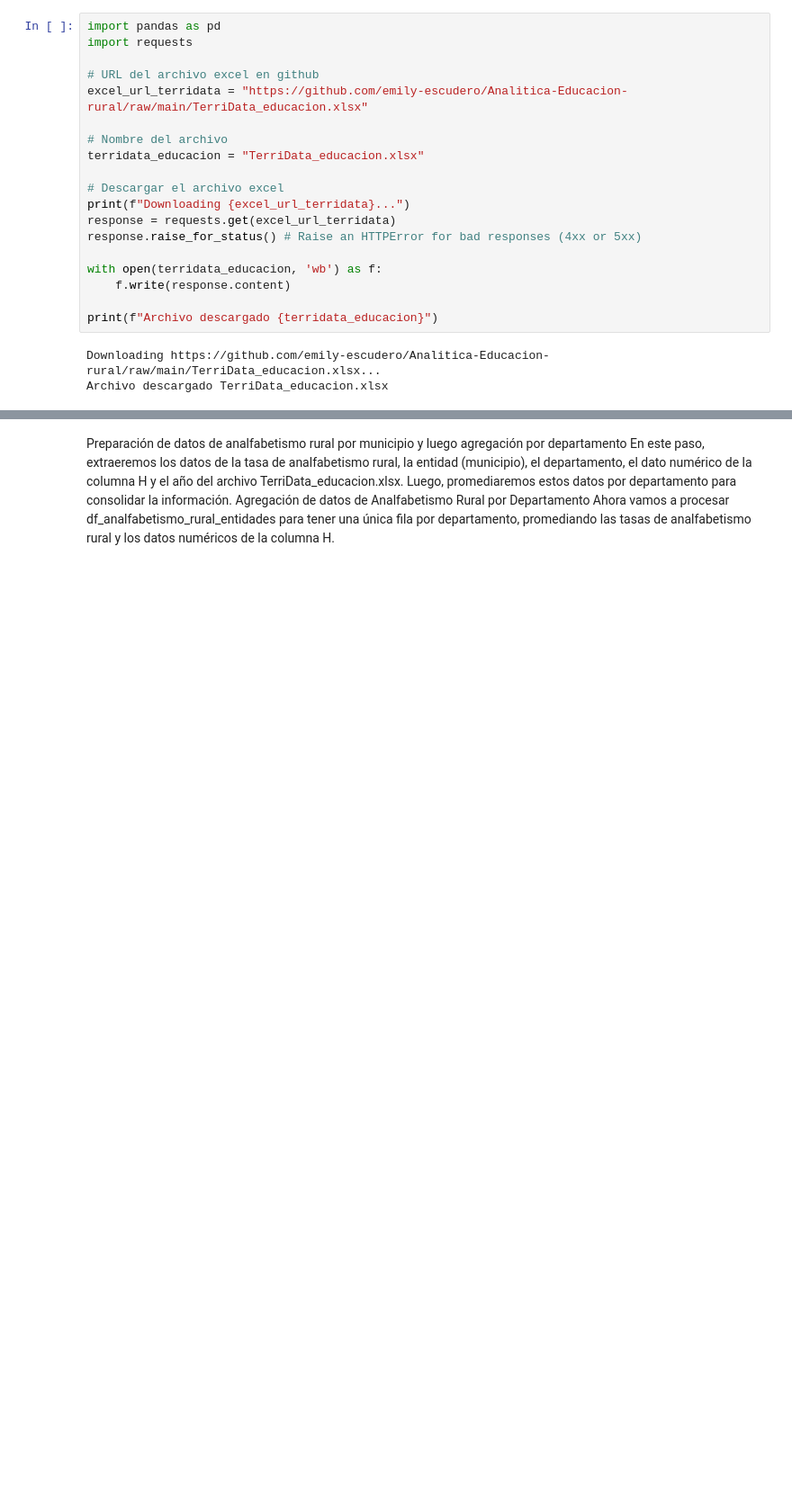
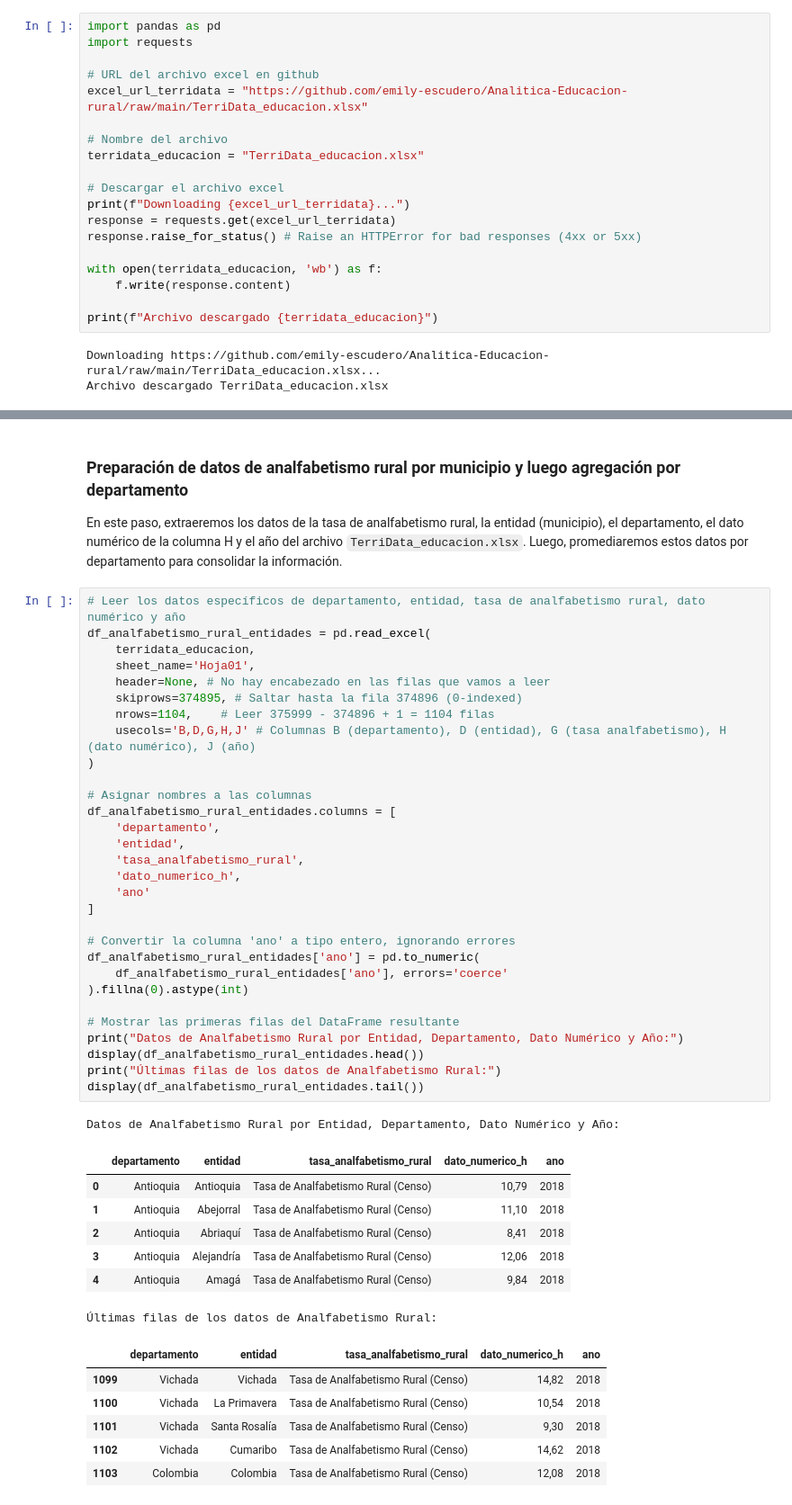
Before and after one commit to emily-escudero/Analitica-Educacion-rural, a Jupyter notebook: Entrega2EducacionRural.ipynb, the cells around one changed output, grey strips where cells are left out. Shown at 90% size. Saved outputs shown, nothing was run; the diff lists cells and outputs as text; blank space fills up the shorter version.

```diff
--- a/Entrega2EducacionRural.ipynb
+++ b/Entrega2EducacionRural.ipynb
@@ -404,4 +357,49 @@ Archivo descargado TerriData_educacion.xlsx
 # %% [markdown]
-Preparación de datos de analfabetismo rural por municipio y luego agregación por departamento
-En este paso, extraeremos los datos de la tasa de analfabetismo rural, la entidad (municipio), el departamento, el dato numérico de la columna H y el año del archivo TerriData_educacion.xlsx. Luego, promediaremos estos datos por departamento para consolidar la información. Agregación de datos de Analfabetismo Rural por Departamento
-Ahora vamos a procesar df_analfabetismo_rural_entidades para tener una única fila por departamento, promediando las tasas de analfabetismo rural y los datos numéricos de la columna H.
+### Preparación de datos de analfabetismo rural por municipio y luego agregación por departamento
+
+En este paso, extraeremos los datos de la tasa de analfabetismo rural, la entidad (municipio), el departamento, el dato numérico de la columna H y el año del archivo `TerriData_educacion.xlsx`. Luego, promediaremos estos datos por departamento para consolidar la información.
+# %%
+# Leer los datos específicos de departamento, entidad, tasa de analfabetismo rural, dato numérico y año
+df_analfabetismo_rural_entidades = pd.read_excel(
+    terridata_educacion,
+    sheet_name='Hoja01',
+    header=None, # No hay encabezado en las filas que vamos a leer
+    skiprows=374895, # Saltar hasta la fila 374896 (0-indexed)
+    nrows=1104,    # Leer 375999 - 374896 + 1 = 1104 filas
+    usecols='B,D,G,H,J' # Columnas B (departamento), D (entidad), G (tasa analfabetismo), H (dato numérico), J (año)
+)
+
+# Asignar nombres a las columnas
+df_analfabetismo_rural_entidades.columns = [
+    'departamento',
+    'entidad',
+    'tasa_analfabetismo_rural',
+    'dato_numerico_h',
+    'ano'
+]
+
+# Convertir la columna 'ano' a tipo entero, ignorando errores
+df_analfabetismo_rural_entidades['ano'] = pd.to_numeric(
+    df_analfabetismo_rural_entidades['ano'], errors='coerce'
+).fillna(0).astype(int)
+
+# Mostrar las primeras filas del DataFrame resultante
+print("Datos de Analfabetismo Rural por Entidad, Departamento, Dato Numérico y Año:")
+display(df_analfabetismo_rural_entidades.head())
+print("Últimas filas de los datos de Analfabetismo Rural:")
+display(df_analfabetismo_rural_entidades.tail())
+# %% [output]
+Datos de Analfabetismo Rural por Entidad, Departamento, Dato Numérico y Año:
+|  | departamento | entidad | tasa_analfabetismo_rural | dato_numerico_h | ano |
+| 0 | Antioquia | Antioquia | Tasa de Analfabetismo Rural (Censo) | 10,79 | 2018 |
+| 1 | Antioquia | Abejorral | Tasa de Analfabetismo Rural (Censo) | 11,10 | 2018 |
+| 2 | Antioquia | Abriaquí | Tasa de Analfabetismo Rural (Censo) | 8,41 | 2018 |
+| 3 | Antioquia | Alejandría | Tasa de Analfabetismo Rural (Censo) | 12,06 | 2018 |
+| 4 | Antioquia | Amagá | Tasa de Analfabetismo Rural (Censo) | 9,84 | 2018 |
+Últimas filas de los datos de Analfabetismo Rural:
+|  | departamento | entidad | tasa_analfabetismo_rural | dato_numerico_h | ano |
+| 1099 | Vichada | Vichada | Tasa de Analfabetismo Rural (Censo) | 14,82 | 2018 |
+| 1100 | Vichada | La Primavera | Tasa de Analfabetismo Rural (Censo) | 10,54 | 2018 |
+| 1101 | Vichada | Santa Rosalía | Tasa de Analfabetismo Rural (Censo) | 9,30 | 2018 |
+| 1102 | Vichada | Cumaribo | Tasa de Analfabetismo Rural (Censo) | 14,62 | 2018 |
+| 1103 | Colombia | Colombia | Tasa de Analfabetismo Rural (Censo) | 12,08 | 2018 |
```
Also changed, not shown: parts of 7 cells of this notebook.
